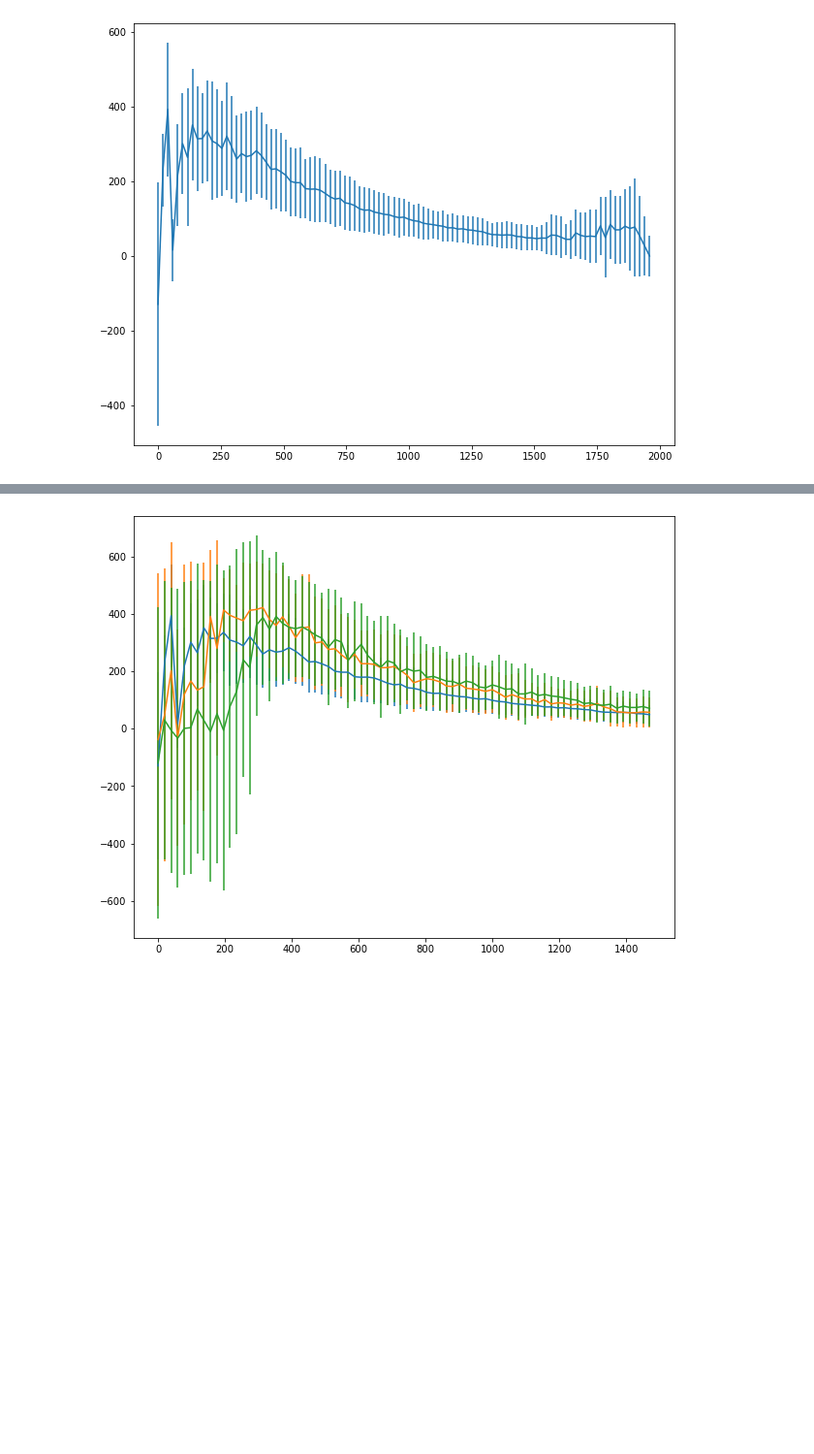
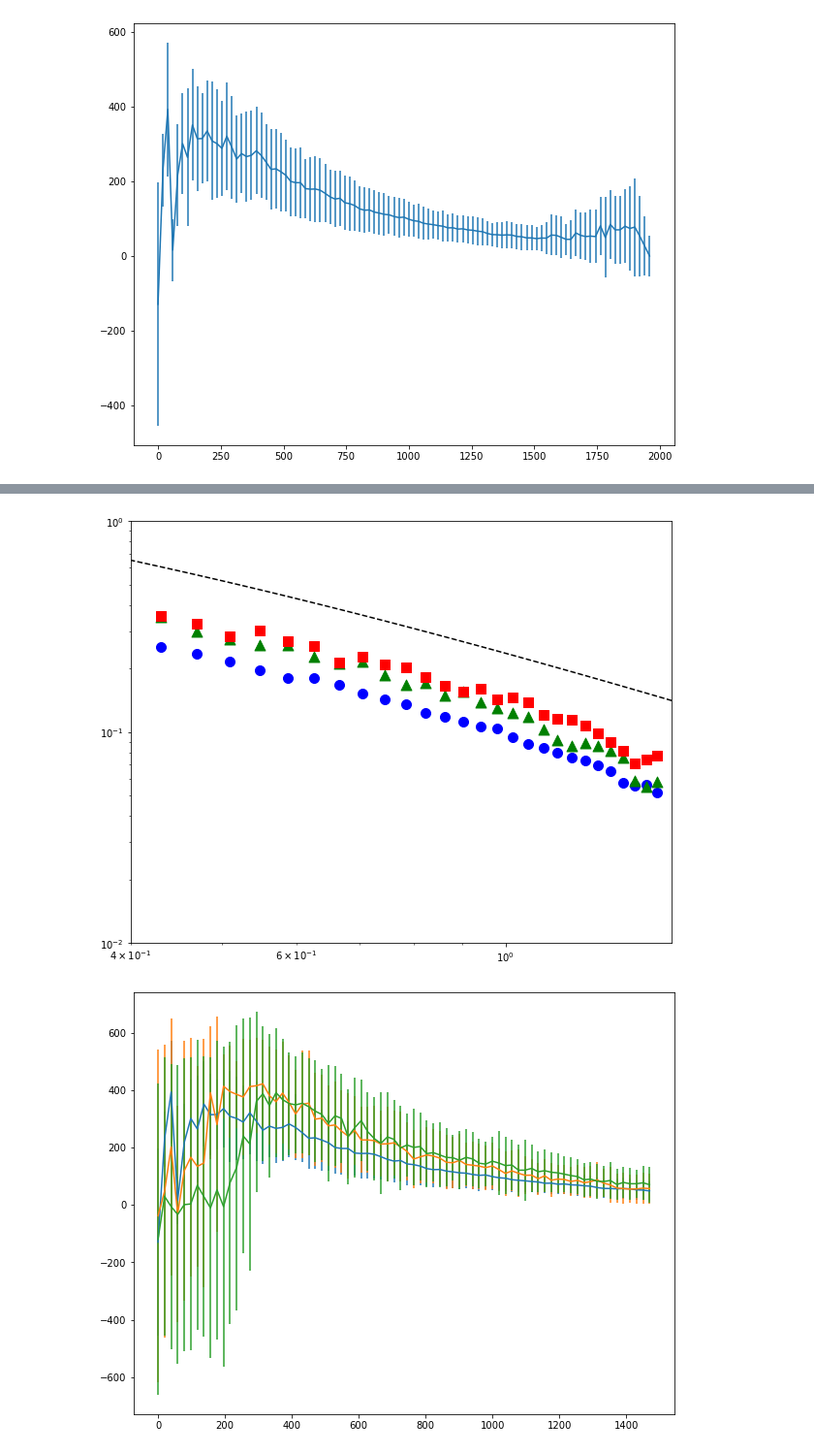
Before and after one commit to wakky927/master-pool, a Jupyter notebook: 20221027/post.ipynb, the cells around one changed output, grey strips where cells are left out. Shown at 97% size. Saved outputs shown, nothing was run; the diff lists cells and outputs as text; code cells hidden in the pictures; blank space fills up the shorter version.

```diff
--- a/20221027/post.ipynb
+++ b/20221027/post.ipynb
@@ -122,3 +149,33 @@ fig.savefig('true_cbi.png')
+# %%
+fig, ax = plt.subplots(figsize=(10, 8))
+ax.set_xscale("log")
+ax.set_yscale("log")
+
+plt.xlim(4/1e1, 1500/1e3)
+plt.ylim(1/1e2, 10/1e1)
+
+a = res[0][0:-25, 1]
+b = res[1][0:-25, 1]
+c = res[2][0:-25, 1]
+
+a[:20] = np.nan
+b[:20] = np.nan
+c[:20] = np.nan
+
+ax.scatter(res[0][:-25, 0][::2]*px2mm/10/1e3, a[::2]*px2mm*fps/1e3, c='b', marker='o', s=100)
+ax.scatter(res[1][:-25, 0][::2]*px2mm/10/1e3, b[::2]*px2mm*fps/1e3, c='g', marker='^', s=120)
+ax.scatter(res[2][:-25, 0][::2]*px2mm/10/1e3, c[::2]*px2mm*fps/1e3, c='r', marker='s', s=100)
+
+# ax.plot(np.linspace(0.4, 1.6, 100), 0.25 / np.linspace(0.4, 1.55, 100), c='k', linestyle='-')
+ax.plot(np.linspace(0.25, 1.6, 100), 0.25 / np.linspace(0.4, 1.55, 100)**1.5, c='k', linestyle='--')
+
+# plt.grid(linewidth=0.5, axis="x")
+# plt.grid(which="both", linewidth=0.5, axis="y")
+
+plt.show()
+# fig.savefig('log.png')
+# %% [output]
+[figure, added]
 # %%
 fig, ax = plt.subplots(figsize=(10, 8))
 ax.errorbar(res[0][:-25, 0]*px2mm/10, res[0][:-25, 1]*px2mm*fps, yerr=res[0][:-25, 2]*px2mm*fps)
```
Also changed, not shown: parts of 2 cells of this notebook, 32 other files.
